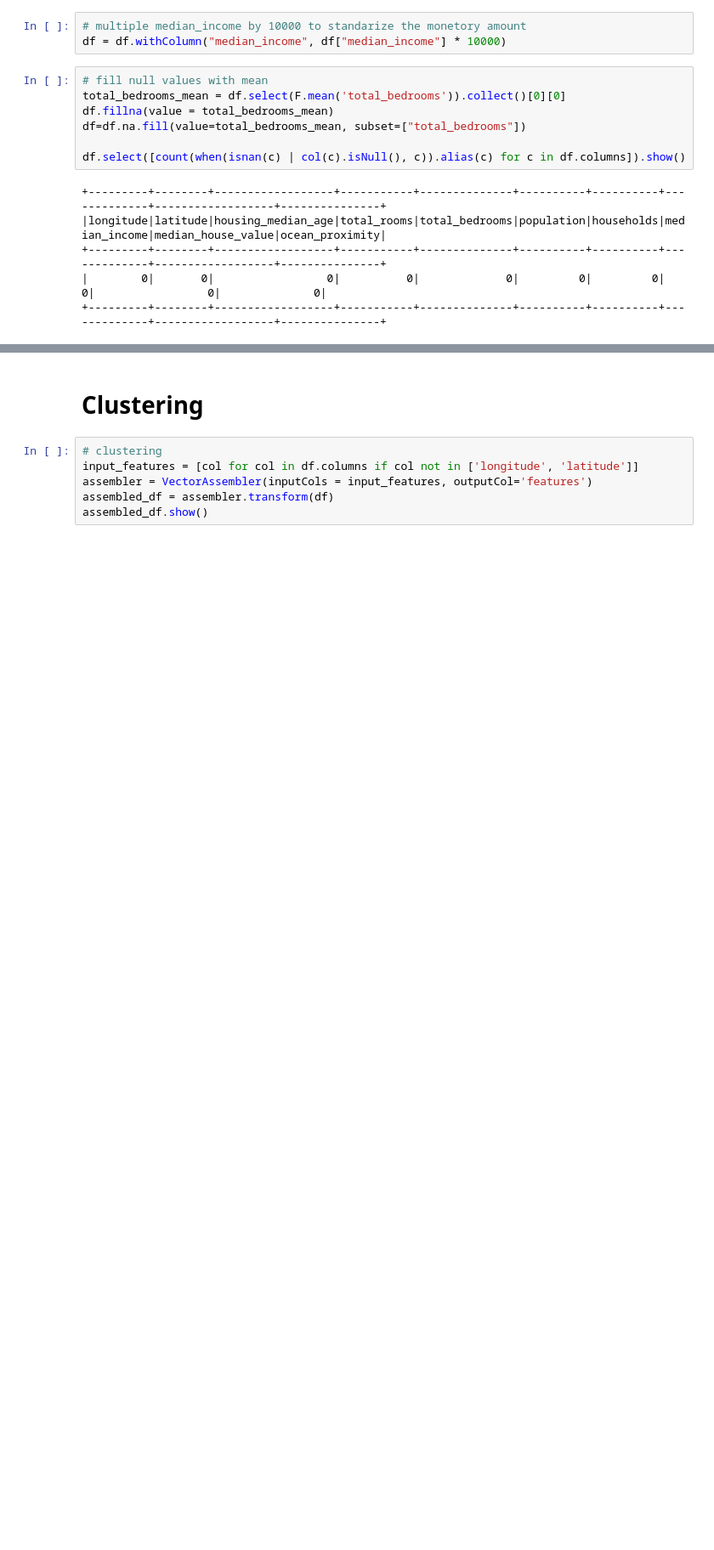
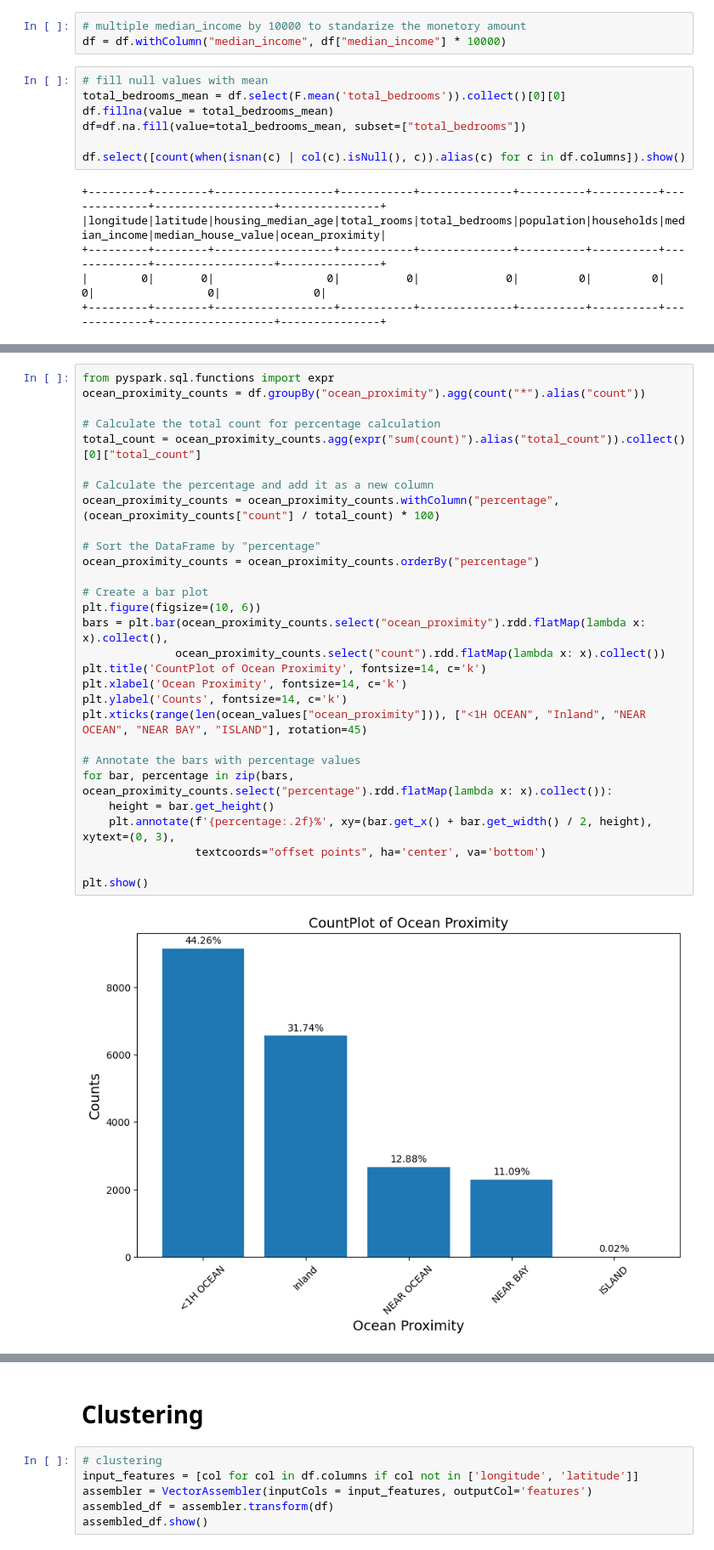
Before and after one commit to DerekZ66/ALY6110, a Jupyter notebook: ALY6110_Final_Team1.ipynb, the cells around one changed output, grey strips where cells are left out. Shown at 85% size. Cells and saved outputs as stored; diff of their text form; blank space fills up the shorter version.

```diff
--- a/ALY6110_Final_Team1.ipynb
+++ b/ALY6110_Final_Team1.ipynb
@@ -182,2 +182,33 @@ df.show()
 +---------+--------+------------------+-----------+--------------+----------+----------+------------------+------------------+---------------+
 only showing top 20 rows
+# %%
+from pyspark.sql.functions import expr
+ocean_proximity_counts = df.groupBy("ocean_proximity").agg(count("*").alias("count"))
+
+# Calculate the total count for percentage calculation
+total_count = ocean_proximity_counts.agg(expr("sum(count)").alias("total_count")).collect()[0]["total_count"]
+
+# Calculate the percentage and add it as a new column
+ocean_proximity_counts = ocean_proximity_counts.withColumn("percentage", (ocean_proximity_counts["count"] / total_count) * 100)
+
+# Sort the DataFrame by "percentage"
+ocean_proximity_counts = ocean_proximity_counts.orderBy("percentage")
+
+# Create a bar plot
+plt.figure(figsize=(10, 6))
+bars = plt.bar(ocean_proximity_counts.select("ocean_proximity").rdd.flatMap(lambda x: x).collect(),
+              ocean_proximity_counts.select("count").rdd.flatMap(lambda x: x).collect())
+plt.title('CountPlot of Ocean Proximity', fontsize=14, c='k')
+plt.xlabel('Ocean Proximity', fontsize=14, c='k')
+plt.ylabel('Counts', fontsize=14, c='k')
+plt.xticks(range(len(ocean_values["ocean_proximity"])), ["<1H OCEAN", "Inland", "NEAR OCEAN", "NEAR BAY", "ISLAND"], rotation=45)
+
+# Annotate the bars with percentage values
+for bar, percentage in zip(bars, ocean_proximity_counts.select("percentage").rdd.flatMap(lambda x: x).collect()):
+    height = bar.get_height()
+    plt.annotate(f'{percentage:.2f}%', xy=(bar.get_x() + bar.get_width() / 2, height), xytext=(0, 3),
+                 textcoords="offset points", ha='center', va='bottom')
+
+plt.show()
+# %% [output]
+[figure, added]
```
Also changed, not shown: parts of 24 cells of this notebook.
